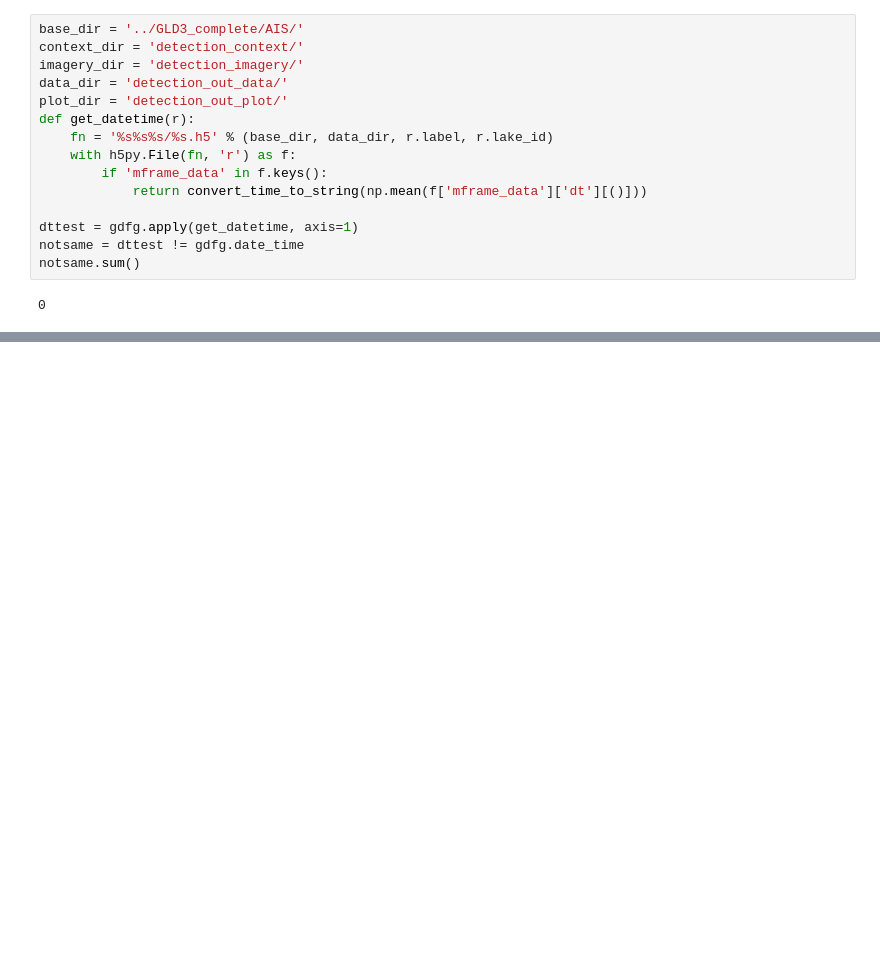
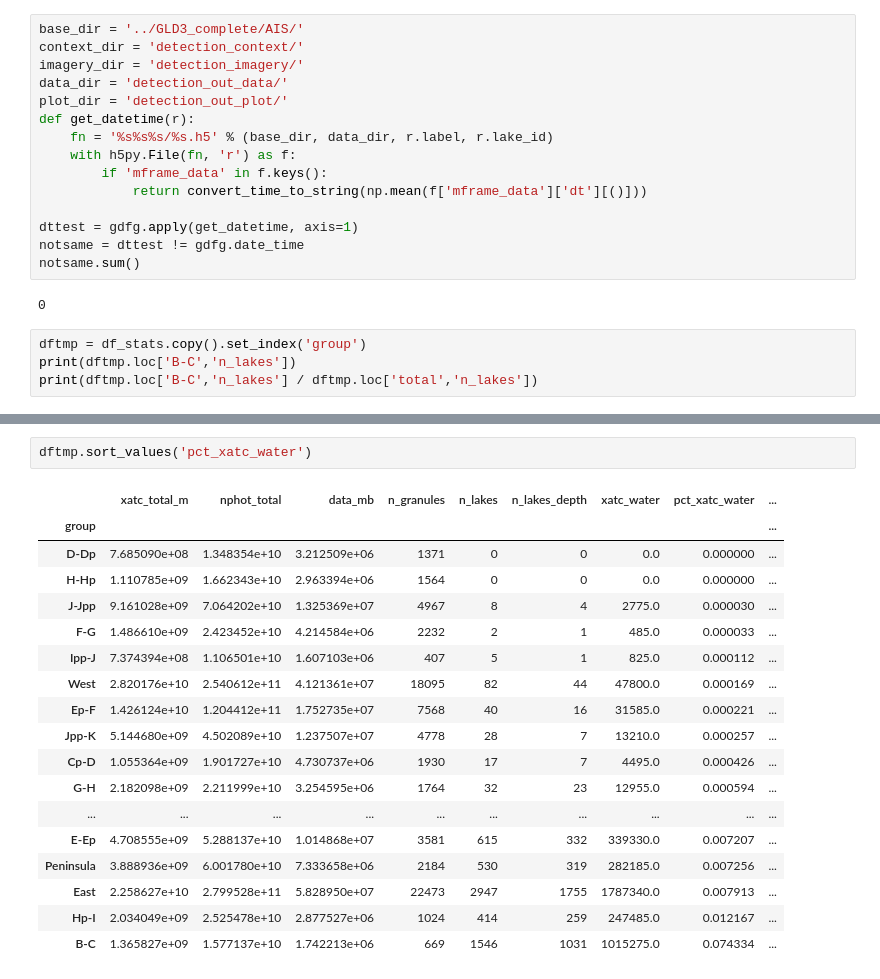
Before and after one commit to fliphilipp/antarctica-supraglacial-lake-depths-figures, a Jupyter notebook: 02-stats.ipynb, the cells around one changed output, grey strips where cells are left out. Saved outputs shown, nothing was run; the diff lists cells and outputs as text; blank space fills up the shorter version.

```diff
--- a/02-stats.ipynb
+++ b/02-stats.ipynb
@@ -1153,3 +1520,7 @@ notsame = dttest != gdfg.date_time
 notsame.sum()
 # %% [output]
 0
+# %%
+dftmp = df_stats.copy().set_index('group')
+print(dftmp.loc['B-C','n_lakes'])
+print(dftmp.loc['B-C','n_lakes'] / dftmp.loc['total','n_lakes'])
@@ -1156,3 +1574,24 @@ notsame.sum()
+# %%
+dftmp.sort_values('pct_xatc_water')
+# %% [output]
+|  | xatc_total_m | nphot_total | data_mb | n_granules | n_lakes | n_lakes_depth | xatc_water | pct_xatc_water | ... |
+| group |  |  |  |  |  |  |  |  | ... |
+| D-Dp | 7.685090e+08 | 1.348354e+10 | 3.212509e+06 | 1371 | 0 | 0 | 0.0 | 0.000000 | ... |
+| H-Hp | 1.110785e+09 | 1.662343e+10 | 2.963394e+06 | 1564 | 0 | 0 | 0.0 | 0.000000 | ... |
+| J-Jpp | 9.161028e+09 | 7.064202e+10 | 1.325369e+07 | 4967 | 8 | 4 | 2775.0 | 0.000030 | ... |
+| F-G | 1.486610e+09 | 2.423452e+10 | 4.214584e+06 | 2232 | 2 | 1 | 485.0 | 0.000033 | ... |
+| Ipp-J | 7.374394e+08 | 1.106501e+10 | 1.607103e+06 | 407 | 5 | 1 | 825.0 | 0.000112 | ... |
+| West | 2.820176e+10 | 2.540612e+11 | 4.121361e+07 | 18095 | 82 | 44 | 47800.0 | 0.000169 | ... |
+| Ep-F | 1.426124e+10 | 1.204412e+11 | 1.752735e+07 | 7568 | 40 | 16 | 31585.0 | 0.000221 | ... |
+| Jpp-K | 5.144680e+09 | 4.502089e+10 | 1.237507e+07 | 4778 | 28 | 7 | 13210.0 | 0.000257 | ... |
+| Cp-D | 1.055364e+09 | 1.901727e+10 | 4.730737e+06 | 1930 | 17 | 7 | 4495.0 | 0.000426 | ... |
+| G-H | 2.182098e+09 | 2.211999e+10 | 3.254595e+06 | 1764 | 32 | 23 | 12955.0 | 0.000594 | ... |
+| ... | ... | ... | ... | ... | ... | ... | ... | ... | ... |
+| E-Ep | 4.708555e+09 | 5.288137e+10 | 1.014868e+07 | 3581 | 615 | 332 | 339330.0 | 0.007207 | ... |
+| Peninsula | 3.888936e+09 | 6.001780e+10 | 7.333658e+06 | 2184 | 530 | 319 | 282185.0 | 0.007256 | ... |
+| East | 2.258627e+10 | 2.799528e+11 | 5.828950e+07 | 22473 | 2947 | 1755 | 1787340.0 | 0.007913 | ... |
+| Hp-I | 2.034049e+09 | 2.525478e+10 | 2.877527e+06 | 1024 | 414 | 259 | 247485.0 | 0.012167 | ... |
+| B-C | 1.365827e+09 | 1.577137e+10 | 1.742213e+06 | 669 | 1546 | 1031 | 1015275.0 | 0.074334 | ... |
 # %%
 dfp = df_stats.copy()
 dfp = dfp.rename(columns={'group': 'region / time span'})
```
Also changed, not shown: parts of 23 cells of this notebook, 6 other files.
